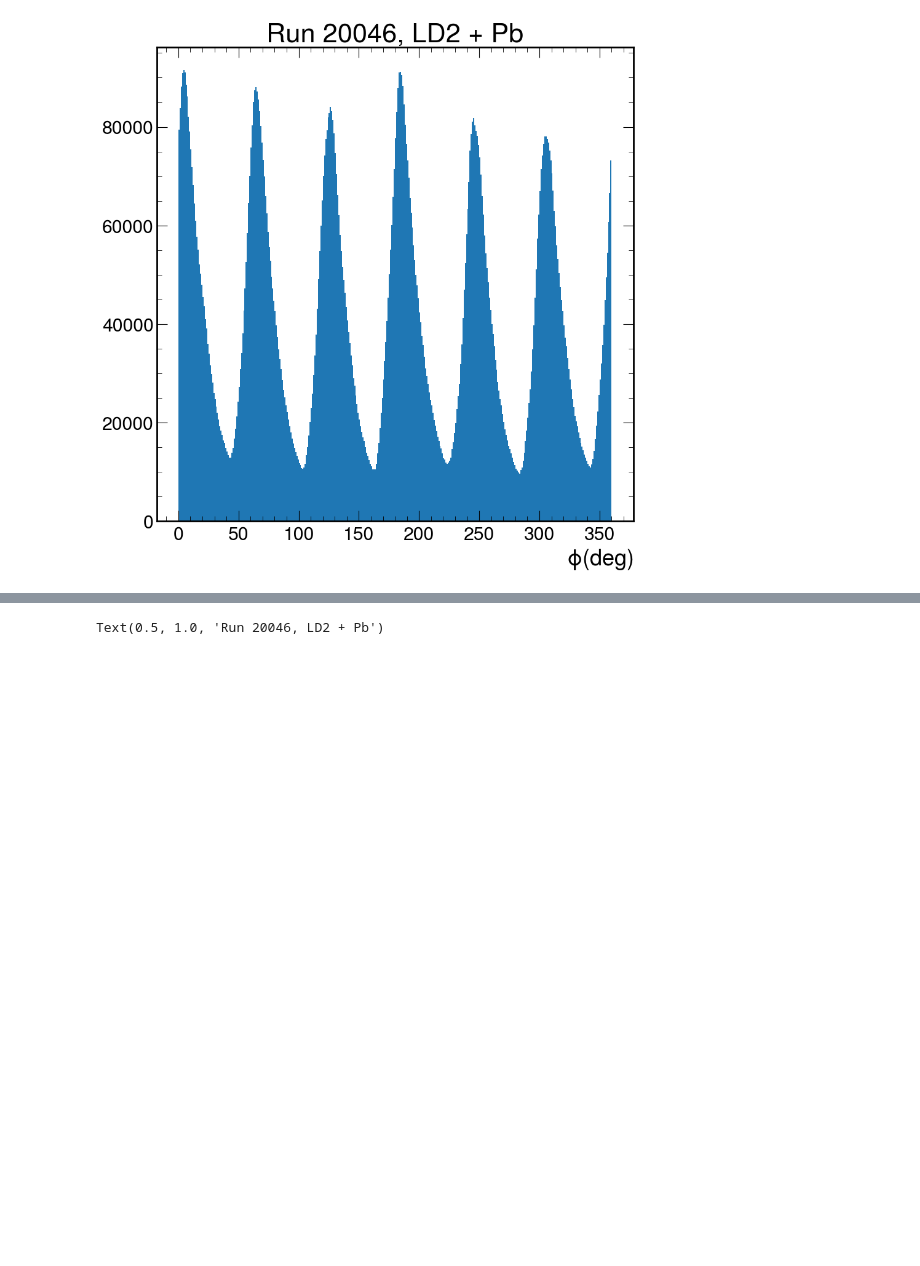
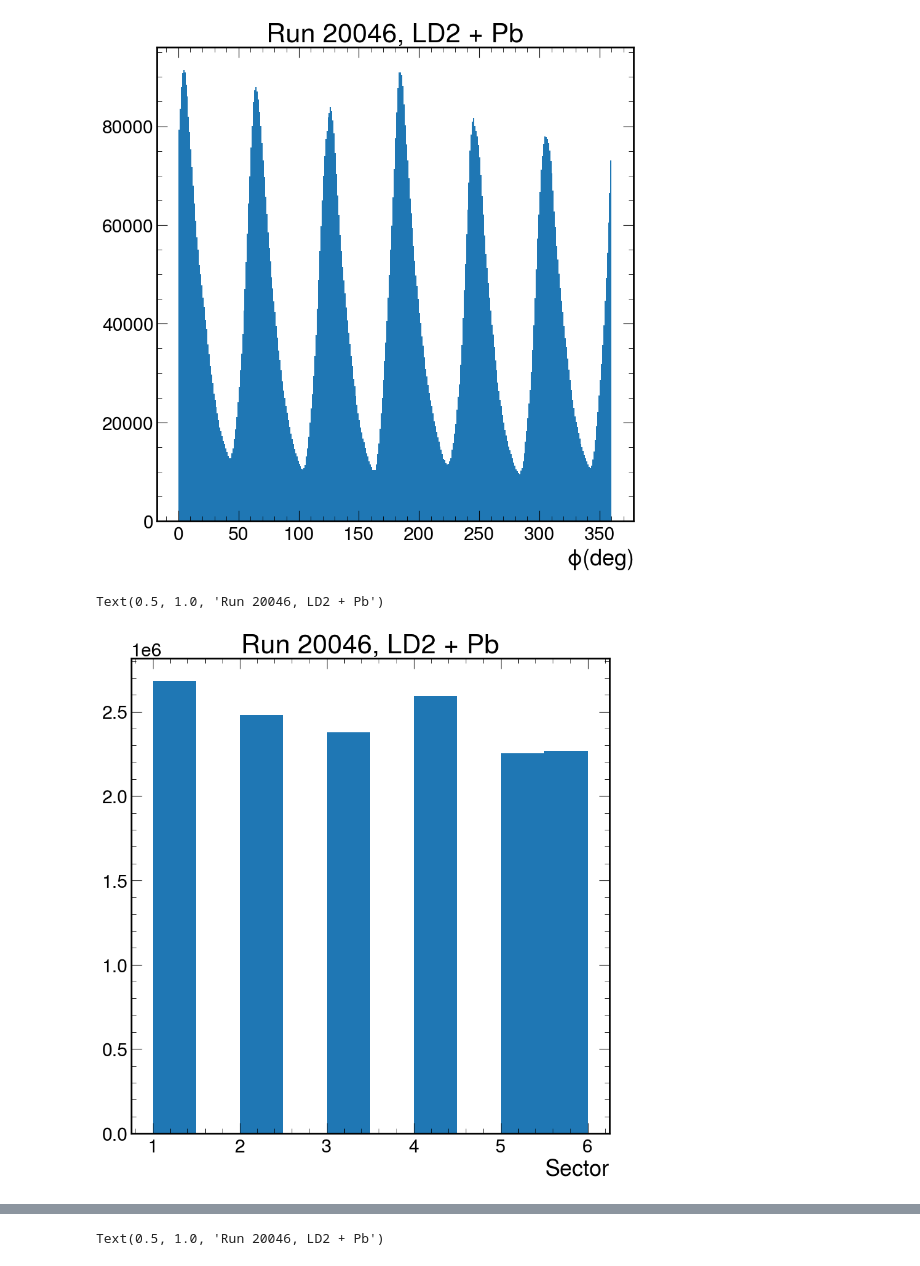
Before and after one commit to sebouh137/clas12-rge-analysis, a Jupyter notebook: analysis/RGE_tuple_analysis.ipynb, the cells around one changed output, grey strips where cells are left out. Cells and saved outputs as stored; diff of their text form; code cells hidden in the pictures; blank space fills up the shorter version.

```diff
--- a/analysis/RGE_tuple_analysis.ipynb
+++ b/analysis/RGE_tuple_analysis.ipynb
@@ -61,6 +62,13 @@ sector_cuts = [sector_1_cut, sector_2_cut, sector_3_cut, sector_4_cut, sector_5_
 sector_titles = ["Sector 1", "Sector 2","Sector 3", "Sector 4", "Sector 5", "Sector 6"]
 # %% [output]
 [figure]
+# %%
+plt.hist(branches["sector"][electron_cut])
+plt.xlabel("Sector")
+plt.title("Run 20046, LD2 + Pb")
+# %% [output]
+Text(0.5, 1.0, 'Run 20046, LD2 + Pb')
+[figure, added]
 # %%
 electron_vertex_z = branches["v_z"][electron_cut]
 # %%
```
Also changed, not shown: parts of 8 cells of this notebook.
